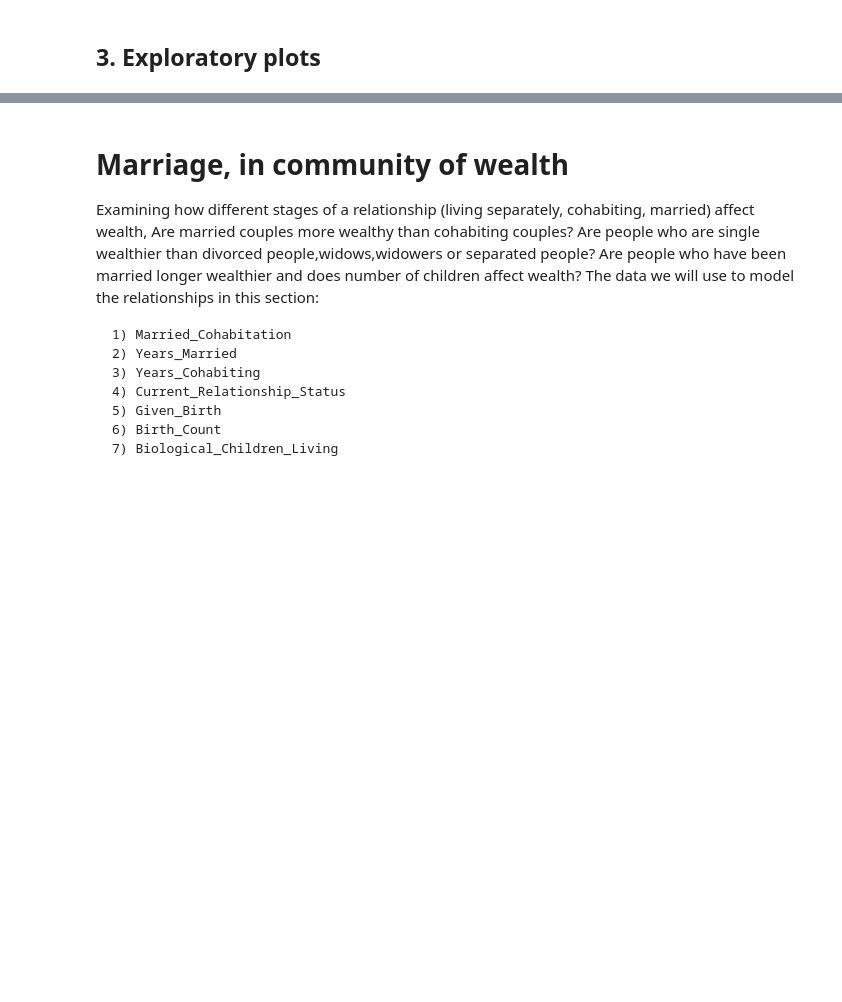
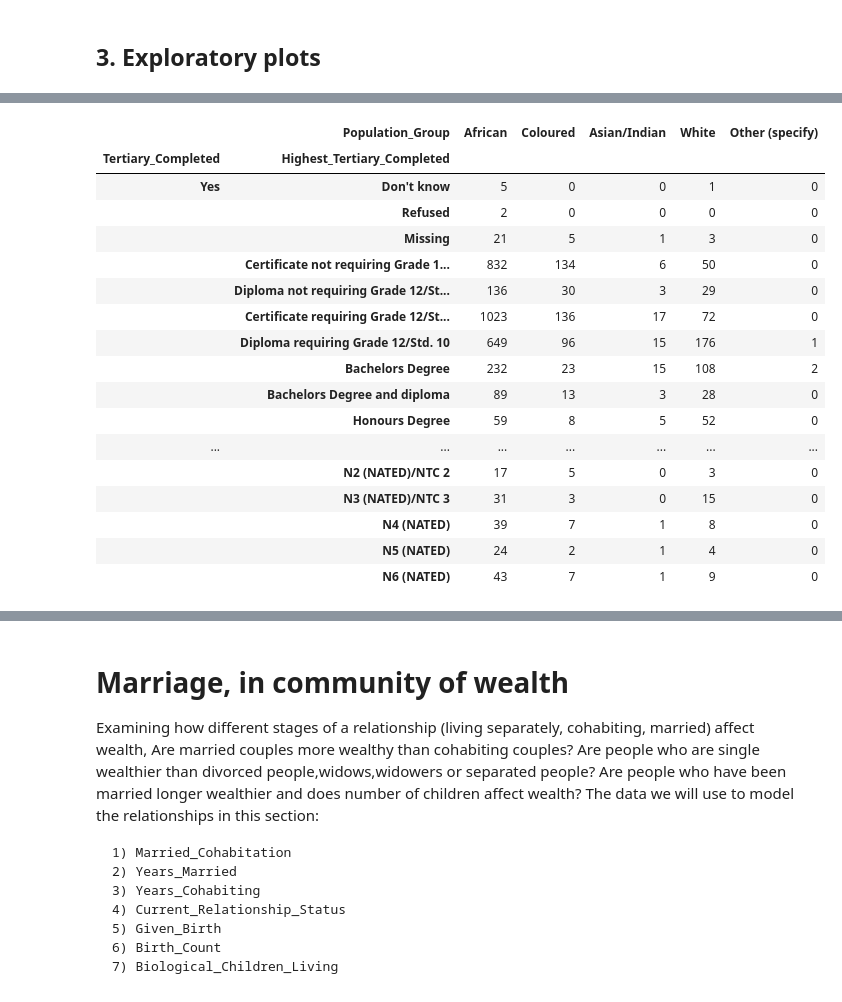
Before and after one commit to DAE-Mini-Project/DEA-Code, a Jupyter notebook: DaeCode.ipynb, the cells around one changed output, grey strips where cells are left out. Saved outputs shown, nothing was run; the diff lists cells and outputs as text; code cells hidden in the pictures; blank space fills up the shorter version.

```diff
--- a/DaeCode.ipynb
+++ b/DaeCode.ipynb
@@ -1460,0 +1484,26 @@ race_mean_income = race_mean_income.rename('race_mean_income')
+# %%
+race = df_filtered['Population_Group']
+#Comparison between tertiary education and monthly take home salary
+piv_data3 = df_filtered.loc[:,['Population_Group','Tertiary_Completed','Highest_Tertiary_Completed']]
+piv_data3.dropna()
+piv_tbl3 = pd.pivot_table(piv_data3, index =['Tertiary_Completed','Highest_Tertiary_Completed'] , columns =['Population_Group'], aggfunc = len,fill_value = 0)
+piv_tbl3
+# %% [output]
+|  | Population_Group | African | Coloured | Asian/Indian | White | Other (specify) |
+| Tertiary_Completed | Highest_Tertiary_Completed |  |  |  |  |  |
+| Yes | Don't know | 5 | 0 | 0 | 1 | 0 |
+|  | Refused | 2 | 0 | 0 | 0 | 0 |
+|  | Missing | 21 | 5 | 1 | 3 | 0 |
+|  | Certificate not requiring Grade 1... | 832 | 134 | 6 | 50 | 0 |
+|  | Diploma not requiring Grade 12/St... | 136 | 30 | 3 | 29 | 0 |
+|  | Certificate requiring Grade 12/St... | 1023 | 136 | 17 | 72 | 0 |
+|  | Diploma requiring Grade 12/Std. 10 | 649 | 96 | 15 | 176 | 1 |
+|  | Bachelors Degree | 232 | 23 | 15 | 108 | 2 |
+|  | Bachelors Degree and diploma | 89 | 13 | 3 | 28 | 0 |
+|  | Honours Degree | 59 | 8 | 5 | 52 | 0 |
+| ... | ... | ... | ... | ... | ... | ... |
+|  | N2 (NATED)/NTC 2 | 17 | 5 | 0 | 3 | 0 |
+|  | N3 (NATED)/NTC 3 | 31 | 3 | 0 | 15 | 0 |
+|  | N4 (NATED) | 39 | 7 | 1 | 8 | 0 |
+|  | N5 (NATED) | 24 | 2 | 1 | 4 | 0 |
+|  | N6 (NATED) | 43 | 7 | 1 | 9 | 0 |
```
Also changed, not shown: parts of 40 cells of this notebook.
